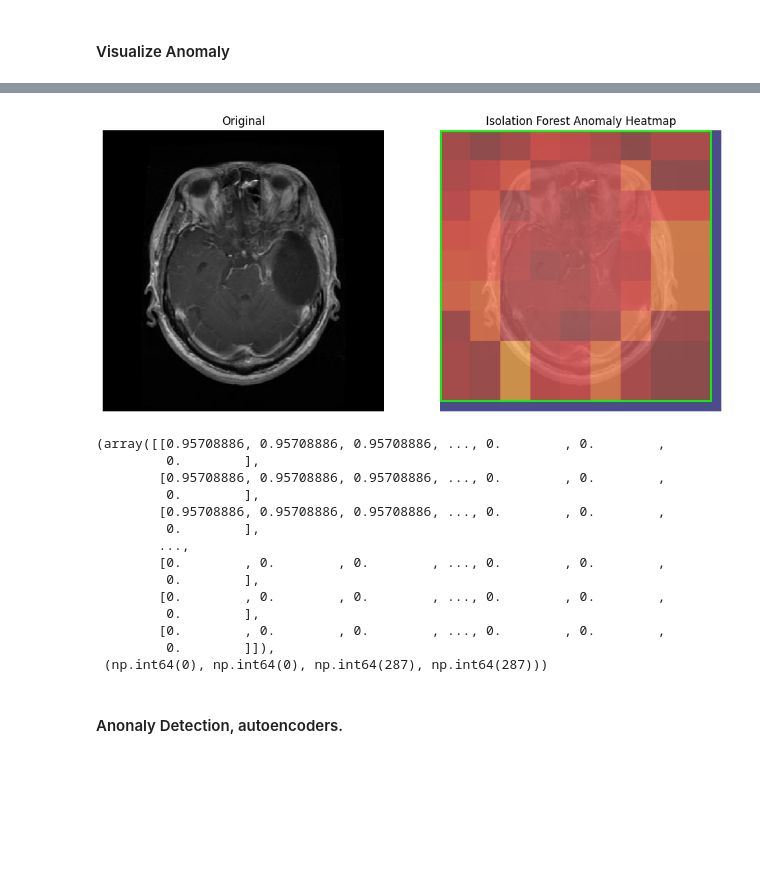
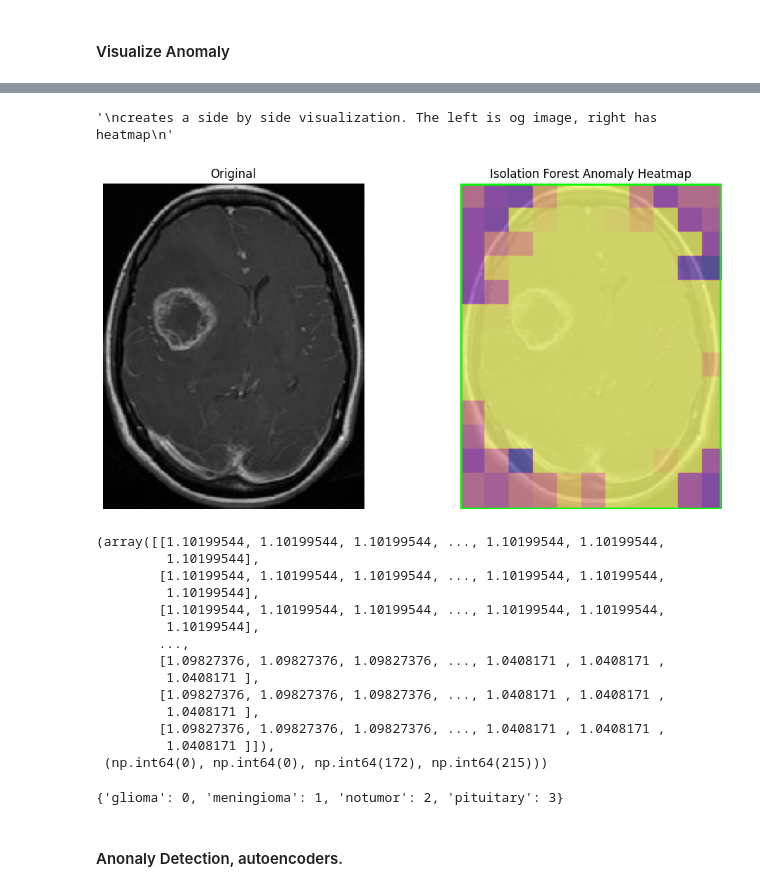
Before and after one commit to JalenRandleman/Brain_MRI_Tumor_Neural_Network_Classification, a Jupyter notebook: Final_Project_Code.ipynb, the cells around one changed output, grey strips where cells are left out. Cells and saved outputs as stored; diff of their text form; code cells hidden in the pictures; blank space fills up the shorter version.

```diff
--- a/Final_Project_Code.ipynb
+++ b/Final_Project_Code.ipynb
@@ -456,16 +476,38 @@ feature_extractor = tf.keras.Model(
 # %%
 # Patch Scoring
 
-def extract_patch_features(image, patch_size=64, stride=32):
+def extract_patch_features(image, patch_size=8, stride=16):
     H, W, _ = image.shape
     patches = []
     coords = []
 
+    """
+    image: full MRi
+    patch_size: extracted square is 64x64 pixels
+    stride: slide a window of 32 pizels each time
+    """
+
     for y in range(0, H - patch_size, stride):
         for x in range(0, W - patch_size, stride):
+            # ^ start at (0,0), extract a 64x64 patch, move right by 32 pixels
+            # extract next patch, when reach edge, mode down by 32 pixels
+            # repeat
+
             patch = image[y:y+patch_size, x:x+patch_size]
             patches.append(patch)
             coords.append((x,y))
 
+            # ^ extract the patch
+            # the patch is saved in patches
+            # (x,y) coords is saved in coords
+
     patches = np.array(patches)
+    # convert to numpy array
     return patches, coords
+
+'''
+doing this because isolation forest doesn't understand an MRI image,
+but does understand feature vectors
+
+pipeline image > patches > feature extractor > features > isolation forest
+'''
@@ -474,11 +518,20 @@ def extract_patch_features(image, patch_size=64, stride=32):
 
 def score_patches(patches, iso, feature_extractor):
     patches = patches.astype("float32")
+    # tf needs float32 input
 
     resized = tf.image.resize(patches, (299,299))
+    # resize vecasue CNN expects input shape (299,299,3)
 
     feats = feature_extractor.predict(resized, verbose=0)
+
     feats = feats.reshape(len(resized), -1)
 
-    scores = -iso.score_samples(feats)
+    scores = iso.score_samples(feats)
     return scores
+
+
+'''
+for each tile, the CNN produces a 64-dimentional feature vector,
+isolation forest scores each vecotr, telling us which tile looks abnormal
+'''
@@ -514,7 +596,7 @@ def visualize_iso(image, heatmap, box=None):
     ax[0].axis("off")
 
     ax[1].imshow(image, alpha=0.4)
-    ax[1].imshow(heatmap, cmap="jet", alpha=0.5)
+    ax[1].imshow(heatmap, cmap="plasma", alpha=0.5)
     ax[1].set_title("Isolation Forest Anomaly Heatmap")
     ax[1].axis("off")
 
@@ -527,6 +609,12 @@ def visualize_iso(image, heatmap, box=None):
         ax[1].add_patch(rect)
 
     plt.show()
+
+'''
+creates a side by side visualization. The left is og image, right has heatmap
+'''
+# %% [output]
+'\ncreates a side by side visualization. The left is og image, right has heatmap\n'
 # %%
 def iso_visualize(model, iso, image):
     patches, coords = extract_patch_features(image)
@@ -540,24 +632,28 @@ def iso_visualize(model, iso, image):
 # %%
 # How to use
 
-img = images[15]   # from your ts_gen batch
+img =images_cropped[-2]   # from your ts_gen batch
 iso_visualize(model, iso, img)
 # %% [output]
-[figure, old version]
+[figure, new version]
-(array([[0.95708886, 0.95708886, 0.95708886, ..., 0.        , 0.        ,
-         0.        ],
-        [0.95708886, 0.95708886, 0.95708886, ..., 0.        , 0.        ,
-         0.        ],
-        [0.95708886, 0.95708886, 0.95708886, ..., 0.        , 0.        ,
-         0.        ],
+(array([[1.10199544, 1.10199544, 1.10199544, ..., 1.10199544, 1.10199544,
+         1.10199544],
+        [1.10199544, 1.10199544, 1.10199544, ..., 1.10199544, 1.10199544,
+         1.10199544],
+        [1.10199544, 1.10199544, 1.10199544, ..., 1.10199544, 1.10199544,
+         1.10199544],
         ...,
-        [0.        , 0.        , 0.        , ..., 0.        , 0.        ,
-         0.        ],
-        [0.        , 0.        , 0.        , ..., 0.        , 0.        ,
-         0.        ],
-        [0.        , 0.        , 0.        , ..., 0.        , 0.        ,
-         0.        ]]),
- (np.int64(0), np.int64(0), np.int64(287), np.int64(287)))
+        [1.09827376, 1.09827376, 1.09827376, ..., 1.0408171 , 1.0408171 ,
+         1.0408171 ],
+        [1.09827376, 1.09827376, 1.09827376, ..., 1.0408171 , 1.0408171 ,
+         1.0408171 ],
+        [1.09827376, 1.09827376, 1.09827376, ..., 1.0408171 , 1.0408171 ,
+         1.0408171 ]]),
+ (np.int64(0), np.int64(0), np.int64(172), np.int64(215)))
+# %%
+print(tr_gen.class_indices)
+# %% [output]
+{'glioma': 0, 'meningioma': 1, 'notumor': 2, 'pituitary': 3}
 # %% [markdown]
 #### Anonaly Detection, autoencoders.
 # %%
```
Also changed, not shown: parts of 22 cells of this notebook.
